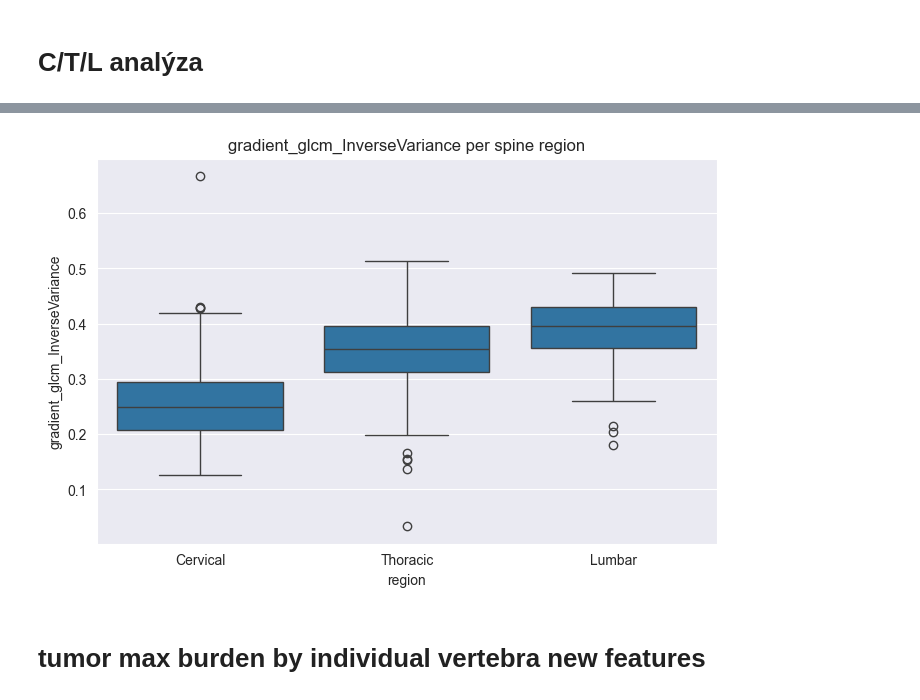
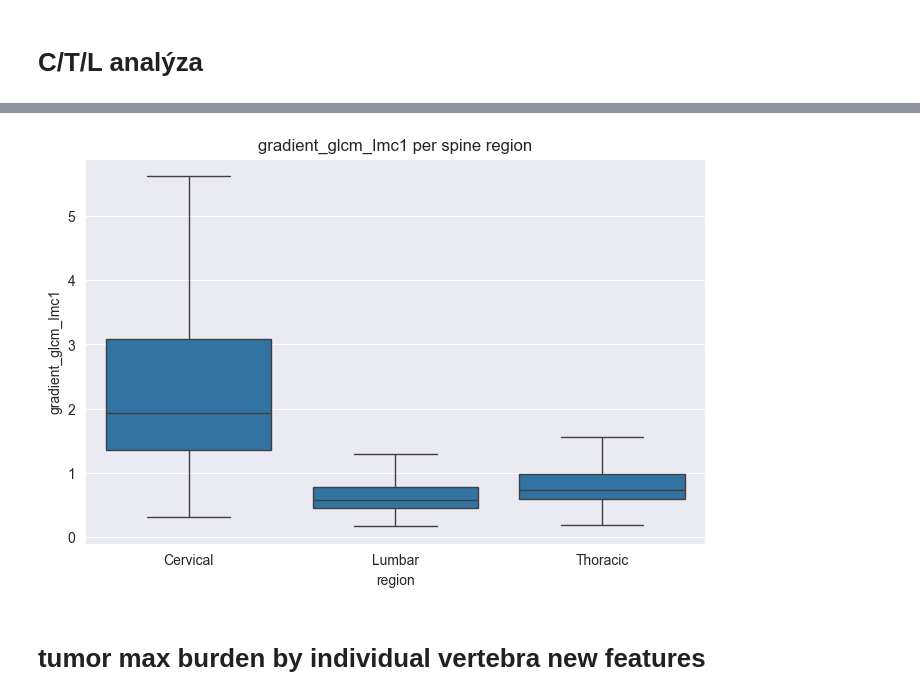
Before and after one commit to lukas1110/Analysis-of-multiple-myelomas-from-dual-CT, a Jupyter notebook: vertebrae_level/lesions_distribution.ipynb, the cells around one changed output, grey strips where cells are left out. Drawn from its saved outputs; the diff is of its cells as text; code cells hidden in the pictures.

```diff
--- a/vertebrae_level/lesions_distribution.ipynb
+++ b/vertebrae_level/lesions_distribution.ipynb
@@ -556,56 +556,69 @@ from scipy.stats import kruskal
 
 # --- 1. Load all lesion CSVs ---
 main_folder = r"E:\DATA_Myelomy"
-lesion_data = []
+result_rows = []
 
 for folder_name in os.listdir(main_folder):
     folder_path = os.path.join(main_folder, folder_name)
-    lesion_csv = os.path.join(folder_path, "monoe_40kev_radiomics_lesions_features.csv")
-    if os.path.isfile(lesion_csv):
-        df_l = pd.read_csv(lesion_csv)
-        lesion_data.append(df_l)
 
-# combine all lesion data
-df = pd.concat(lesion_data, ignore_index=True)
+    l_path = os.path.join(folder_path, "CaSupp_25_radiomics_lesions_features.csv")
+    v_path = os.path.join(folder_path, "CaSupp_25_radiomics_vertebrae_features.csv")
 
-# remove S1
-df = df[df['vertebra_name'] != 'S1']
+    if os.path.isfile(l_path) and os.path.isfile(v_path):
+        df_l = pd.read_csv(l_path)
+        df_v = pd.read_csv(v_path)
 
-# --- 2. Define vertebra regions (C/T/L) ---
-cervical = [f'C{i}' for i in range(1,8)]
-thoracic = [f'T{i}' for i in range(1,13)]
-lumbar = [f'L{i}' for i in range(1,6)]
+        df_l = df_l.set_index('vertebra_name')
+        df_v = df_v.set_index('vertebra_name')
 
-def map_region(vertebra):
-    if vertebra in cervical:
-        return 'Cervical'
-    elif vertebra in thoracic:
-        return 'Thoracic'
-    else:
-        return 'Lumbar'
+        common_cols = df_l.columns.intersection(df_v.columns)
 
-df['region'] = df['vertebra_name'].apply(map_region)
+        df_ratio = df_l[common_cols] / df_v[common_cols]
 
-# --- 3. Identify numeric features automatically ---
-non_feature_cols = ['vertebra_name', 'region', 'patient']
-feature_cols = [c for c in df.columns if c not in non_feature_cols and pd.api.types.is_numeric_dtype(df[c])]
+        df_ratio = df_ratio.reset_index()
+        result_rows.append(df_ratio)
 
-# --- 6. Kruskal–Wallis test per feature ---
-kw_results = []
-for f in feature_cols:
-    groups = [df.loc[df['region']==r, f].dropna().values for r in ['Cervical','Thoracic','Lumbar']]
-    H, p = kruskal(*groups)
-    n = df[f].notna().sum()
-    kw_results.append({'feature': f, 'H_stat': H, 'p_value': p})
+if not result_rows:
+    print("Neboli nájdené žiadne dáta na spracovanie.")
+else:
+    df = pd.concat(result_rows, ignore_index=True)
+    df = df[df['vertebra_name'] != 'S1'].dropna()
 
-kw_df = pd.DataFrame(kw_results).sort_values('H_stat', ascending=False)
-print(kw_df.head())
+    # --- 2. Define vertebra regions (C/T/L) ---
+    cervical = [f'C{i}' for i in range(1,8)]
+    thoracic = [f'T{i}' for i in range(1,13)]
+    lumbar = [f'L{i}' for i in range(1,6)]
 
-# --- 7. Boxplot example for top feature ---
-top_feature = kw_df.iloc[0]['feature']
-plt.figure(figsize=(8,5))
-sns.boxplot(x='region', y=top_feature, data=df)
-plt.title(f'{top_feature} per spine region')
-plt.ylabel(top_feature)
-plt.show()
+    def map_region(vertebra):
+        if vertebra in cervical:
+            return 'Cervical'
+        elif vertebra in thoracic:
+            return 'Thoracic'
+        else:
+            return 'Lumbar'
+
+    df['region'] = df['vertebra_name'].apply(map_region)
+
+    # --- 3. Identify numeric features automatically ---
+    non_feature_cols = ['vertebra_name', 'region', 'patient']
+    feature_cols = [c for c in df.columns if c not in non_feature_cols and pd.api.types.is_numeric_dtype(df[c])]
+
+    # --- 6. Kruskal–Wallis test per feature ---
+    kw_results = []
+    for f in feature_cols:
+        groups = [df.loc[df['region']==r, f].dropna().values for r in ['Cervical','Thoracic','Lumbar']]
+        H, p = kruskal(*groups)
+        n = df[f].notna().sum()
+        kw_results.append({'feature': f, 'H_stat': H, 'p_value': p})
+
+    kw_df = pd.DataFrame(kw_results).sort_values('H_stat', ascending=False)
+    print(kw_df.head(3))
+
+    # --- 7. Boxplot example for top feature ---
+    top_feature = kw_df.iloc[0]['feature']
+    plt.figure(figsize=(8,5))
+    sns.boxplot(x='region', y=top_feature, data=df, showfliers=False)
+    plt.title(f'{top_feature} per spine region')
+    plt.ylabel(top_feature)
+    plt.show()
 # %% [output]
@@ -618,4 +629,4 @@ plt.show()
-[figure, old version]
+[figure, new version]
 # %% [markdown]
 # tumor max burden by individual vertebra new features
 # %%
```
Also changed, not shown: parts of 1 cell of this notebook.
